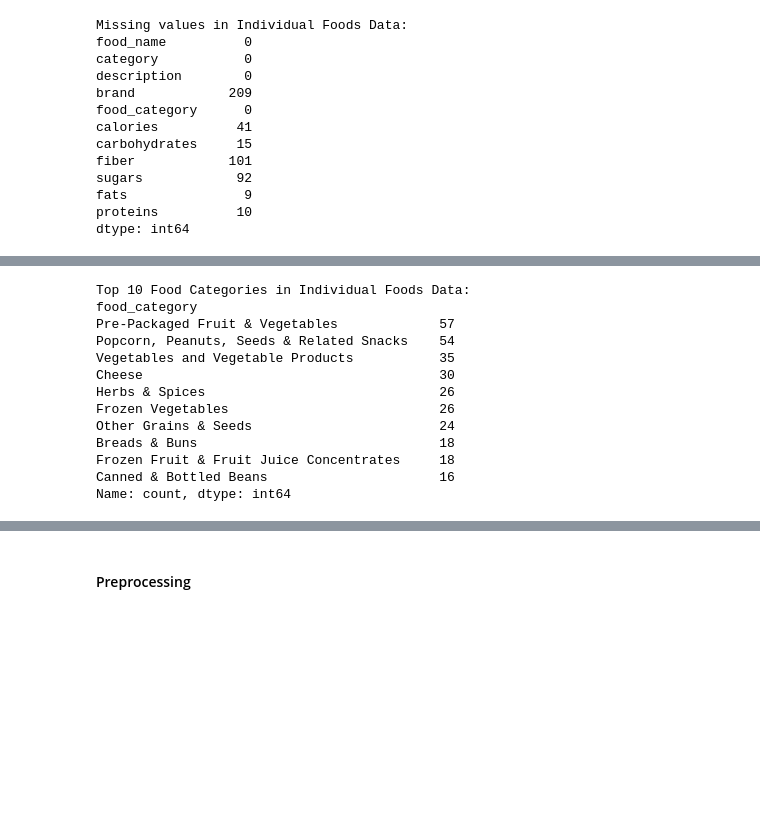
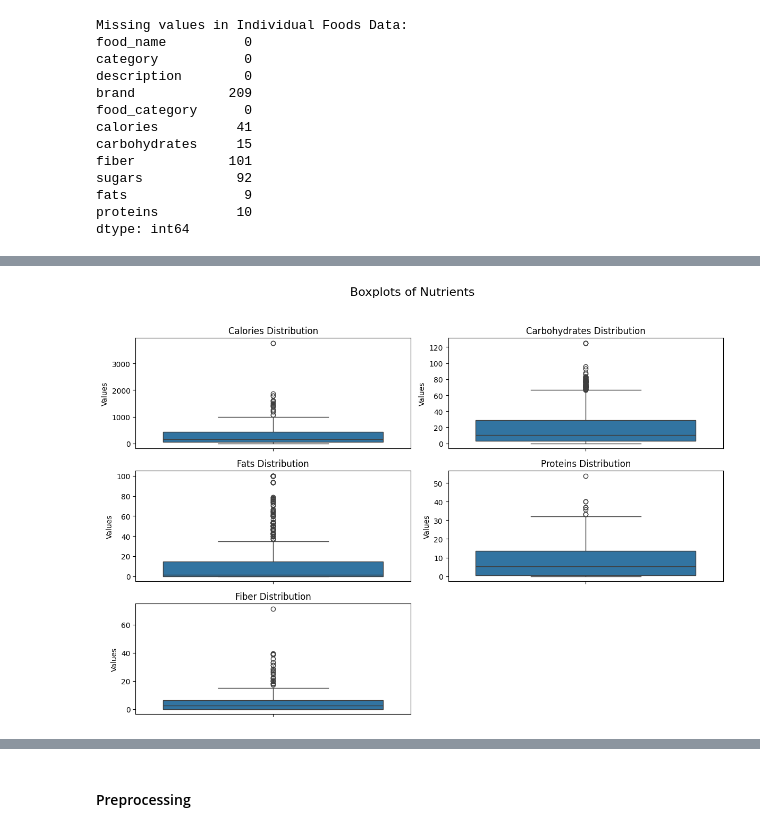
Before and after one commit to lvandine44/MADS-Capstone, a Jupyter notebook: 3-EDA and Preprocessing.ipynb, the cells around one changed output, grey strips where cells are left out. Saved outputs shown, nothing was run; the diff lists cells and outputs as text; code cells hidden in the pictures; blank space fills up the shorter version.

```diff
--- a/3-EDA and Preprocessing.ipynb
+++ b/3-EDA and Preprocessing.ipynb
@@ -458,18 +492,26 @@ array([[<Axes: title={'center': 'calories'}>,
-# %%
-# Categorical Analysis
-print("Top 10 Food Categories in Individual Foods Data:")
-print(individual_foods_df['food_category'].value_counts().head(10))
-# %% [output]
-Top 10 Food Categories in Individual Foods Data:
-food_category
-Pre-Packaged Fruit & Vegetables             57
-Popcorn, Peanuts, Seeds & Related Snacks    54
-Vegetables and Vegetable Products           35
-Cheese                                      30
-Herbs & Spices                              26
-Frozen Vegetables                           26
-Other Grains & Seeds                        24
-Breads & Buns                               18
-Frozen Fruit & Fruit Juice Concentrates     18
-Canned & Bottled Beans                      16
-Name: count, dtype: int64
+# %%
+# box plots
+fig, axes = plt.subplots(3, 2, figsize=(12, 8))
+plt.subplots_adjust(hspace=0.5, wspace=0.3)  # Adjust spacing between subplots
+
+# List of nutrients to plot
+nutrients = ['calories', 'carbohydrates', 'fats', 'proteins', 'fiber']
+titles = ['Calories Distribution', 'Carbohydrates Distribution',
+          'Fats Distribution', 'Proteins Distribution', 'Fiber Distribution']
+
+# Loop through each nutrient and plot
+for i in range(len(nutrients)):
+    sns.boxplot(y=individual_foods_df[nutrients[i]], ax=axes.flat[i])  # Plot individual nutrient
+    axes.flat[i].set_title(titles[i])  # Set corresponding title
+    axes.flat[i].set_ylabel('Values')  # Set y-axis label
+
+# Remove the extra subplot (6th one in this case)
+if len(axes.flat) > len(nutrients):
+    axes.flat[-1].axis('off')
+
+# Show the plots
+plt.suptitle('Boxplots of Nutrients', fontsize=16, y=1.03)
+plt.tight_layout()
+plt.show()
+# %% [output]
+[figure, added]
```
Also changed, not shown: parts of 27 cells of this notebook.
